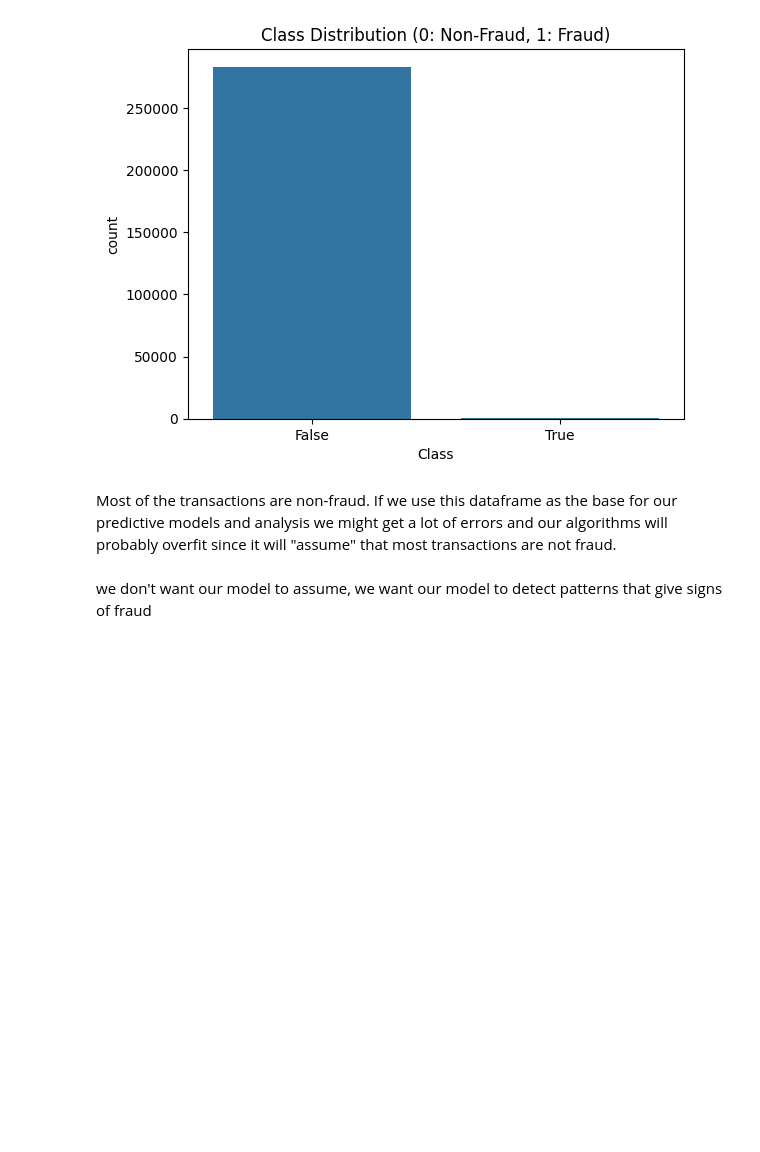
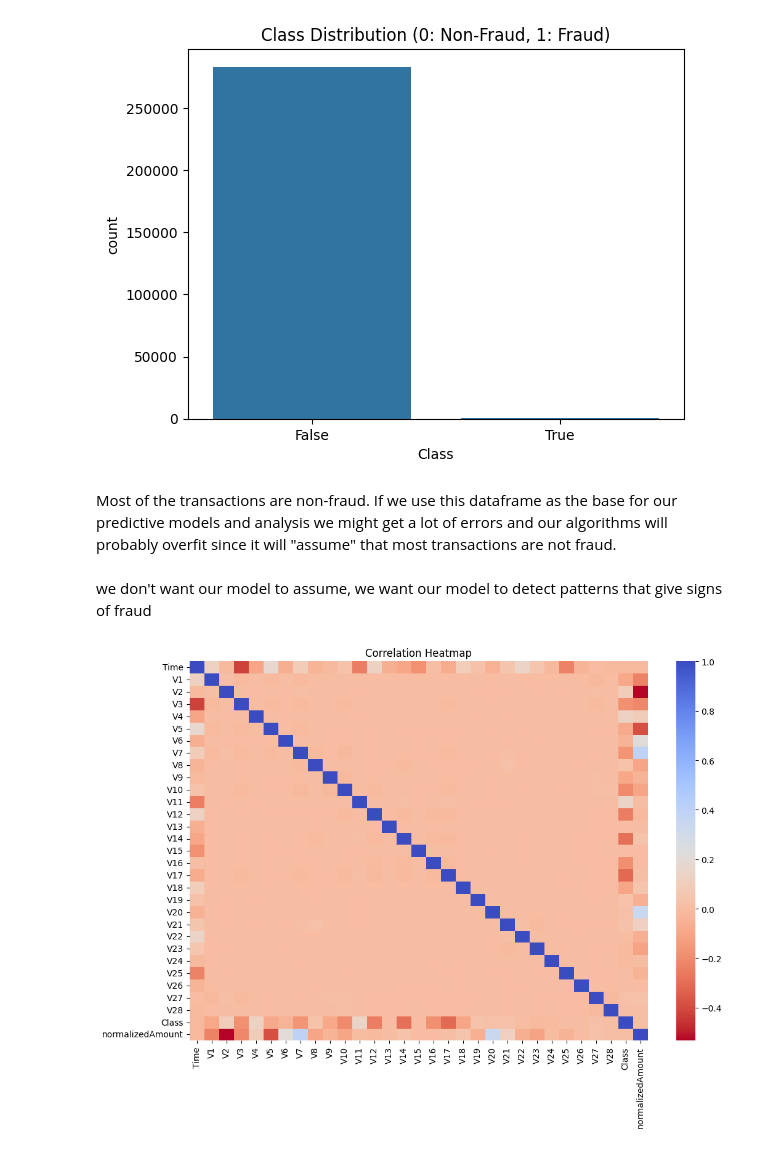
Before and after one commit to zainmo11/Credit_card_fraud_Detection, a Jupyter notebook: Credit_card_fraud_Detection.ipynb, the cells around one changed output. Drawn from its saved outputs; the diff is of its cells as text; code cells hidden in the pictures; blank space fills up the shorter version.

```diff
--- a/Credit_card_fraud_Detection.ipynb
+++ b/Credit_card_fraud_Detection.ipynb
@@ -227,3 +227,12 @@ plt.show()
 Most of the transactions are non-fraud. If we use this dataframe as the base for our predictive models and analysis we might get a lot of errors and our algorithms will probably overfit since it will "assume" that most transactions are not fraud.
 # %% [markdown]
 we don't want our model to assume, we want our model to detect patterns that give signs of fraud
+# %%
+# Correlation heatmap
+plt.figure(figsize=(12, 8))
+corr = df.corr()
+sns.heatmap(corr, cmap='coolwarm_r', annot_kws={'size':20})
+plt.title('Correlation Heatmap')
+plt.show()
+# %% [output]
+[figure, added]
```
